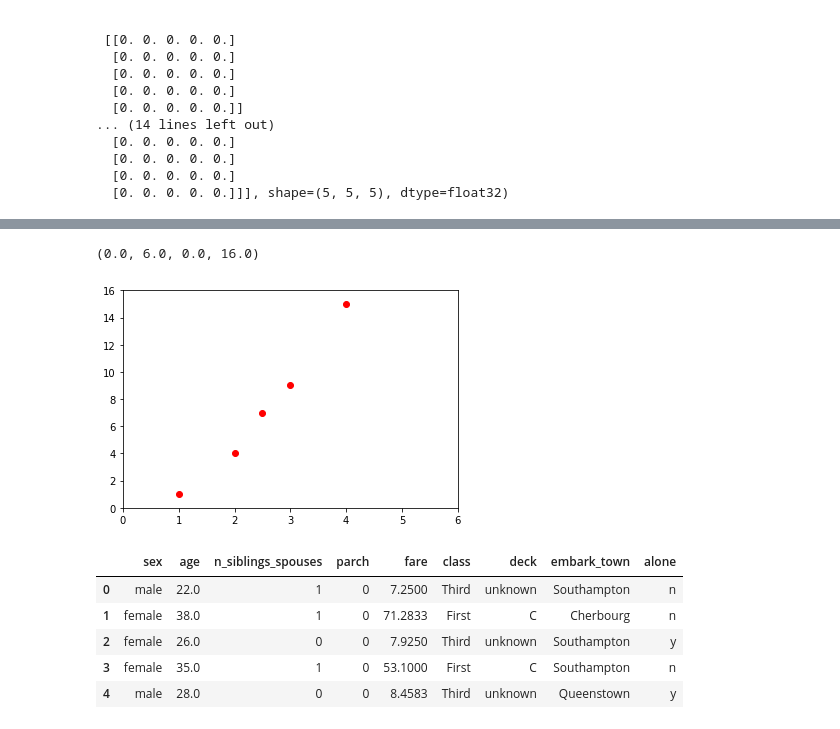
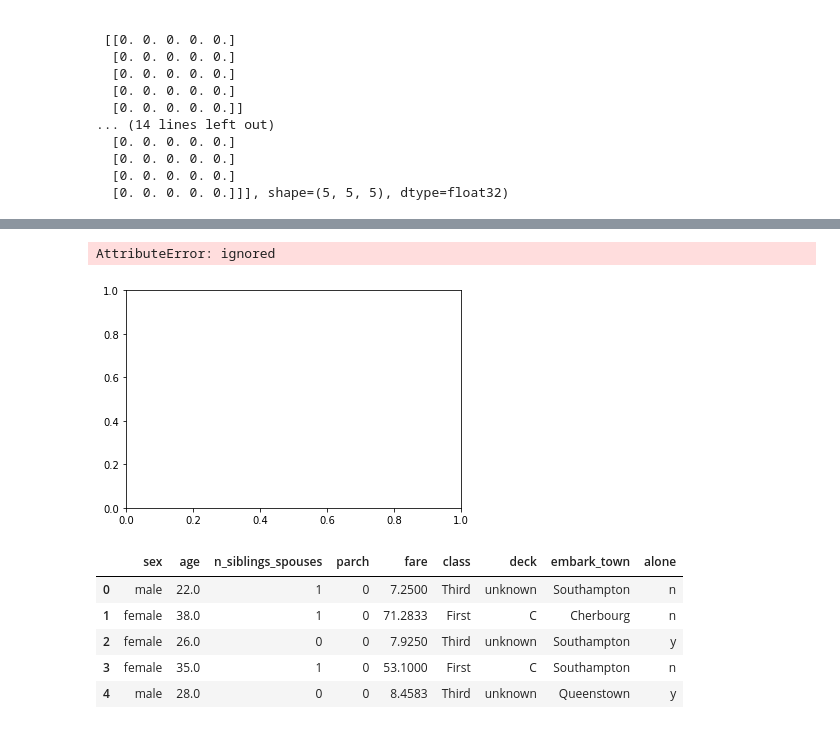
Before and after one commit to damianlukawski/TensorFlow_101, a Jupyter notebook: linear_regression.ipynb, the cells around one changed output, grey strips where cells are left out. Drawn from its saved outputs; the diff is of its cells as text; code cells hidden in the pictures.

```diff
--- a/linear_regression.ipynb
+++ b/linear_regression.ipynb
@@ -54,11 +54,10 @@ import numpy as np
 # %%
 x = [1, 2, 2.5, 3, 4]
 y = [1, 4, 7, 9, 15]
-plt.plot(x, y, 'ro')
-plt.axis([0,6,0,16])
+plt.plot(x, y, kind='barh')
 # %% [output]
-(0.0, 6.0, 0.0, 16.0)
+AttributeError: ignored
-[figure, old version]
+[figure, new version]
 # %%
 pip install -q sklearn
 # %%
```
Also changed, not shown: parts of 6 cells of this notebook.
